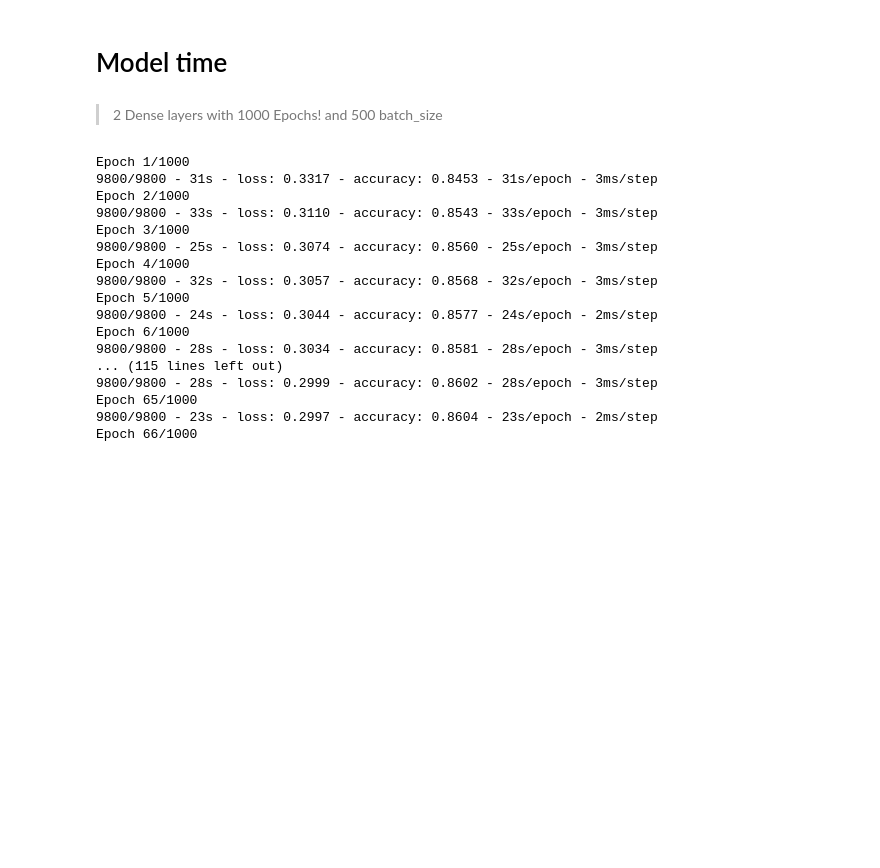
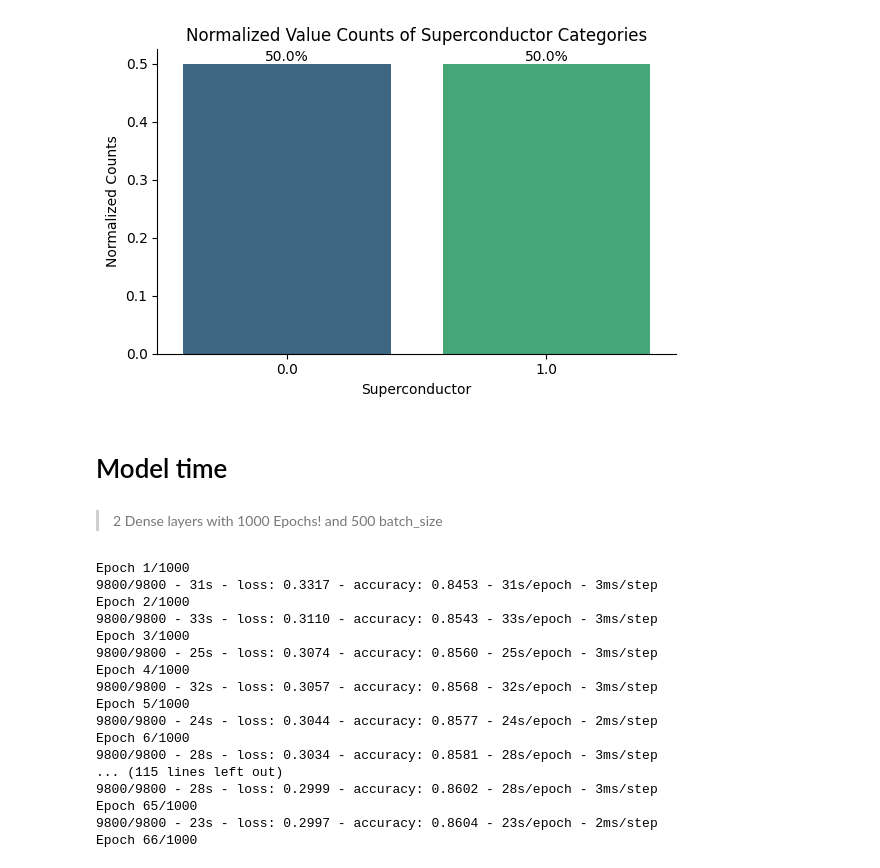
Before and after one commit to lauraah10/QW-Projects, a Jupyter notebook: QW6.ipynb, the cells around one changed output. Cells and saved outputs as stored; diff of their text form; code cells hidden in the pictures; blank space fills up the shorter version.

```diff
--- a/QW6.ipynb
+++ b/QW6.ipynb
@@ -13,5 +11,27 @@ Mounted at /content/drive/
 # %%
 data = pd.read_csv('/content/drive/MyDrive/all_train.csv.gz', compression='gzip')
+# %%
+# Look at the targets distribution
+target_dt=data["# label"].value_counts(normalize=True)
+
+import matplotlib.pyplot as plt
+plt.figure(figsize=(6, 4))
+ax = sns.barplot(x=target_dt.index, y=target_dt.values, palette="viridis")
+plt.xlabel("Superconductor")
+plt.ylabel("Normalized Counts")
+plt.title("Normalized Value Counts of Superconductor Categories")
+sns.despine()
+ax.yaxis.grid(False)
+
+for p in ax.patches:
+    height = p.get_height()
+    ax.annotate(f'{height:.1%}', (p.get_x() + p.get_width() / 2., height), ha='center', va='bottom')
+
+
+plt.tight_layout()
+plt.show()
+# %% [output]
+[figure, added]
 # %%
 #Split Data
 from sklearn.model_selection import train_test_split
```
Also changed, not shown: parts of 7 cells of this notebook.
